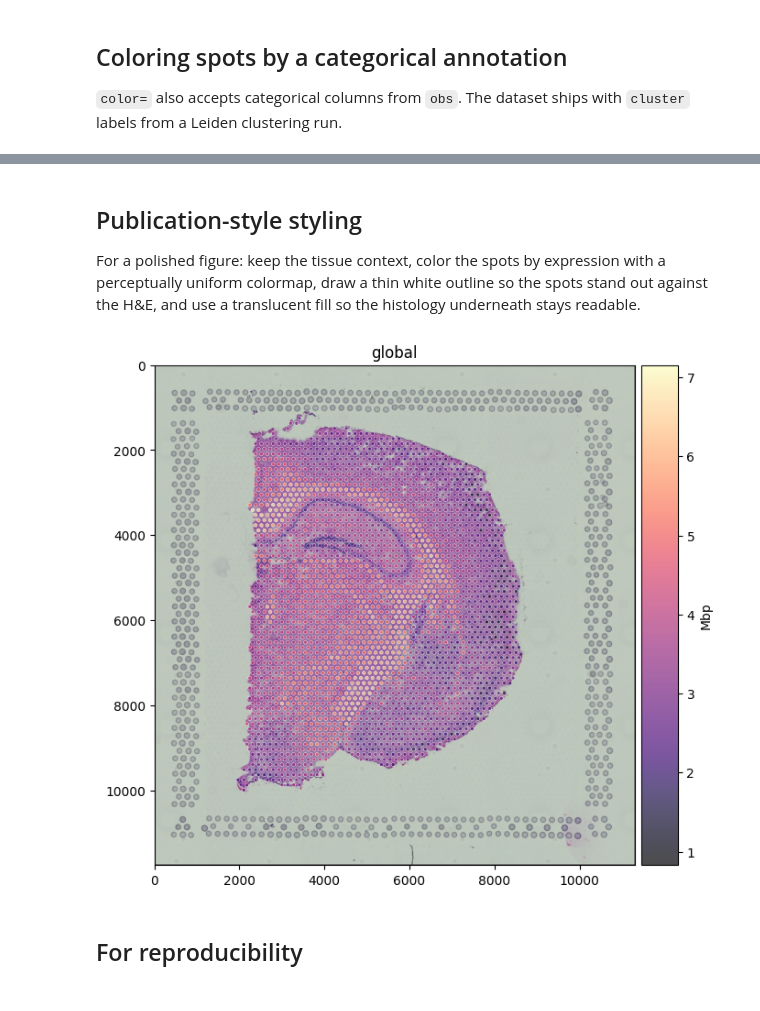
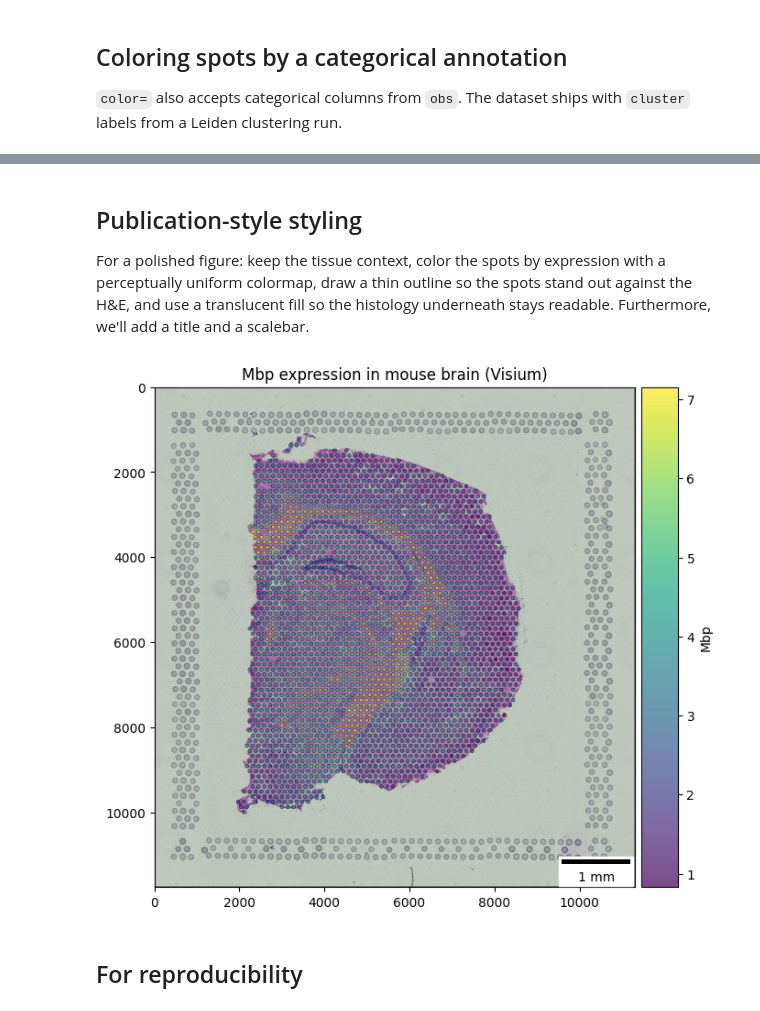
Before and after one commit to scverse/spatialdata-plot-notebooks, a Jupyter notebook: examples/visium_mouse_brain.ipynb, the cells around one changed output, grey strips where cells are left out. Drawn from its saved outputs; the diff is of its cells as text; code cells hidden in the pictures.

```diff
--- a/examples/visium_mouse_brain.ipynb
+++ b/examples/visium_mouse_brain.ipynb
@@ -91,23 +90,29 @@ Pass `color=<gene>` to map a column from the linked table onto the spot fill. `M
 # %% [markdown]
 ## Publication-style styling
 
-For a polished figure: keep the tissue context, color the spots by expression with a perceptually uniform colormap, draw a thin white outline so the spots stand out against the H&E, and use a translucent fill so the histology underneath stays readable.
+For a polished figure: keep the tissue context, color the spots by expression with a perceptually uniform colormap, draw a thin outline so the spots stand out against the H&E, and use a translucent fill so the histology underneath stays readable. Furthermore, we'll add a title and a scalebar.
 # %%
 (
-    sdata.pl.render_images("hne")
+    sdata
+    .pl.render_images("hne")
     .pl.render_shapes(
         "spots",
         color="Mbp",
-        cmap="magma",
         fill_alpha=0.7,
         outline_width=0.4,
-        outline_color="white",
+        outline_color="black",
         outline_alpha=1.0,
     )
-    .pl.show(figsize=(6, 6))
+    .pl.show(
+        title="Mbp expression in mouse brain (Visium)",
+        scalebar_dx=0.615,  # from https://www.10xgenomics.com/datasets/mouse-brain-section-coronal-1-standard-1-1-0
+        scalebar_units="um",
+        scalebar_params={"location": "lower right"},
+        figsize=(6, 6)
+    )
 )
 # %% [output]
-[figure, old version]
+[figure, new version]
 # %% [markdown]
 ## For reproducibility
 # %%
```
Also changed, not shown: parts of 7 cells of this notebook, 1 other file.
